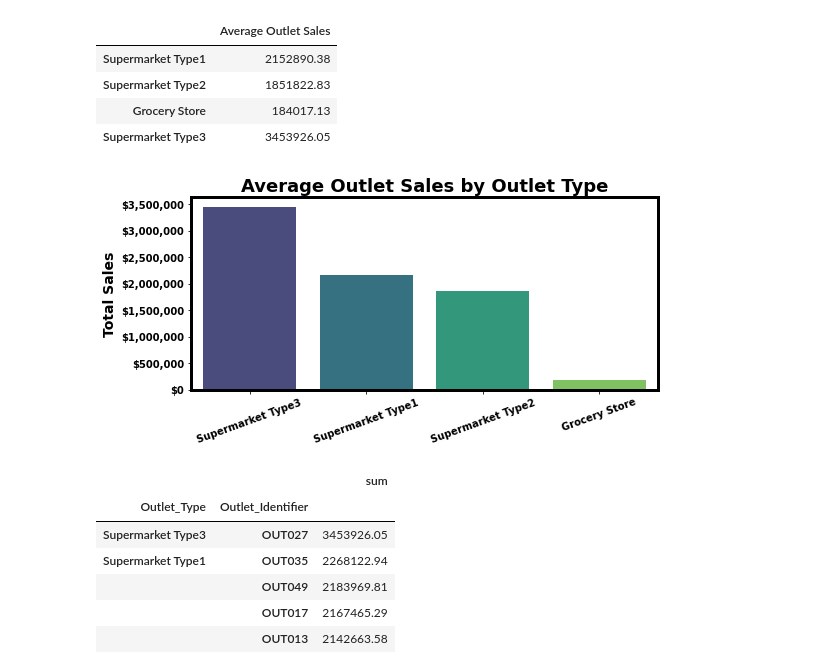
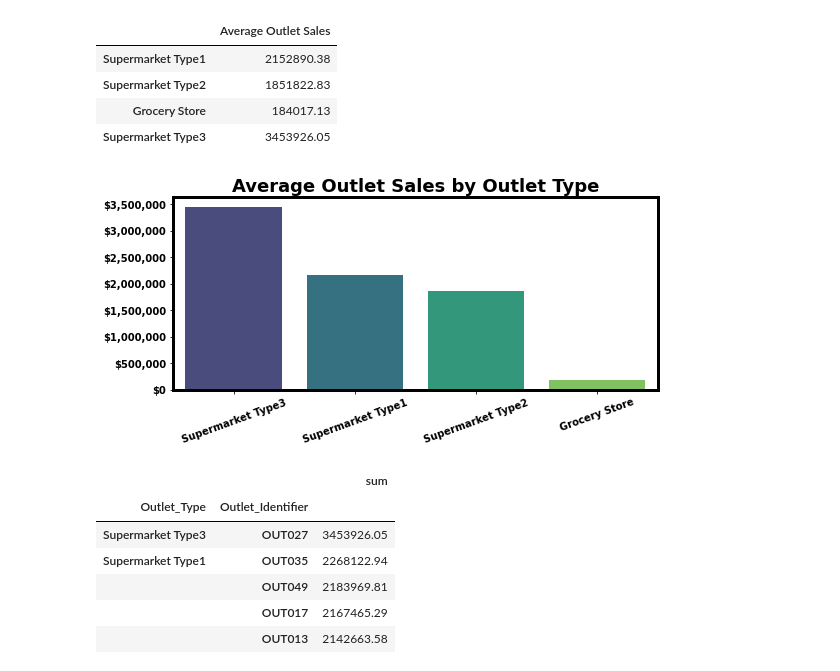
Before and after one commit to YBilodeau/Regression---Prediction-of-Grocery-Sales, a Jupyter notebook: Regression_Prediction_of_Grocery_Sales_.ipynb, the cells around one changed output. Drawn from its saved outputs; the diff is of its cells as text; code cells hidden in the pictures.

```diff
--- a/Regression_Prediction_of_Grocery_Sales_.ipynb
+++ b/Regression_Prediction_of_Grocery_Sales_.ipynb
@@ -2111,15 +2108,15 @@ average_outlet_sales_by_type_df
 # %%
 labels = ['Supermarket Type3', 'Supermarket Type1',
           'Supermarket Type2', 'Grocery Store']
 
 bar_plot(average_outlet_sales_by_type_df, 'Average Outlet Sales',
+         file_name='Average Outlet Sales by Outlet Type.png',
+         tit_lab='Average Outlet Sales by Outlet Type',
          label_order=labels,
-         tit_lab='Average Outlet Sales by Outlet Type',
-         x_lab='', y_lab='Total Sales',
          fmt=price_0_fmt,
          hza='center', rot=20)
 # %% [output]
-[figure, old version]
+[figure, new version]
 # %%
 outlet_type_df = eda_df.groupby(['Outlet_Type','Outlet_Identifier'])\
                  ['Item_Outlet_Sales'].agg(['sum'])\
```
Also changed, not shown: parts of 9 cells of this notebook, 8 other files.
